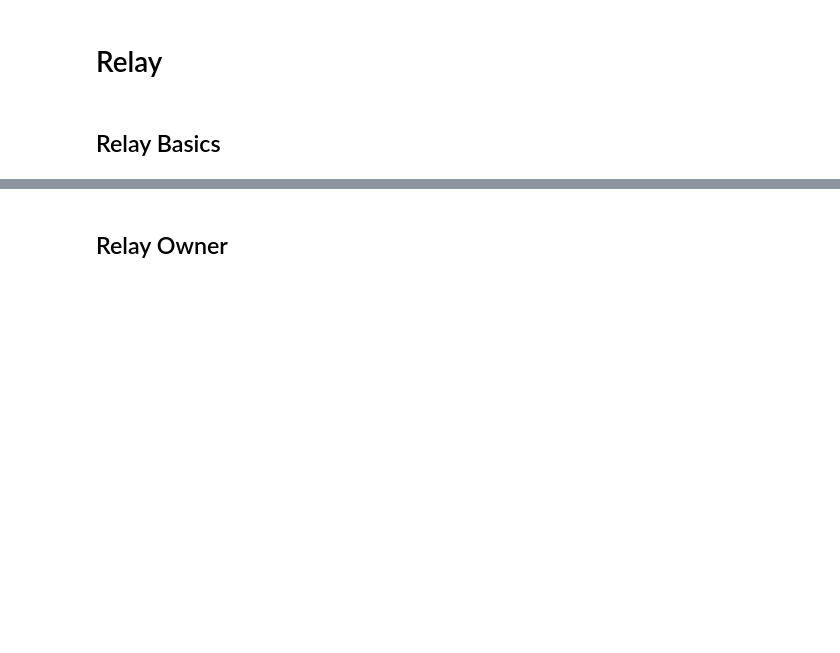
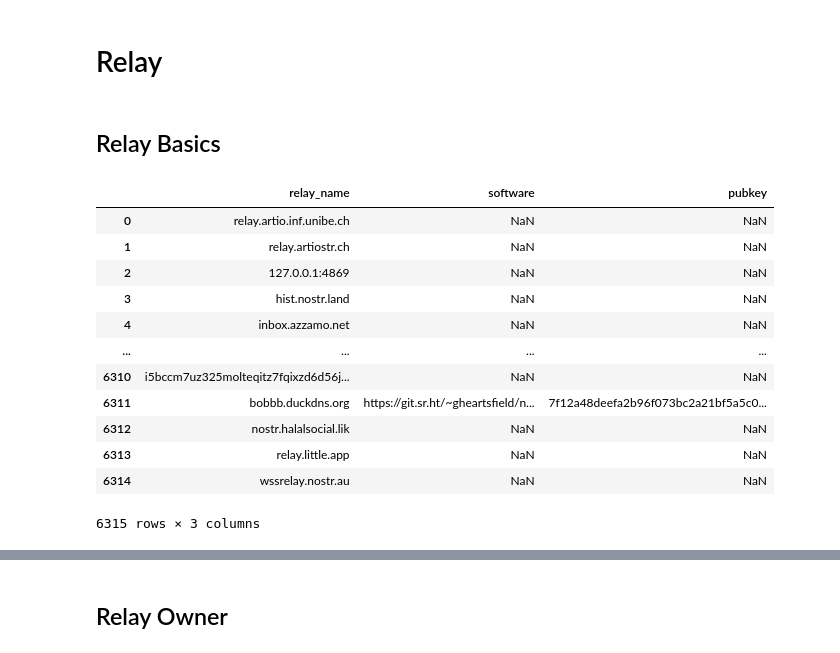
Before and after one commit to SEG-UNIBE/artio-insight, a Jupyter notebook: notebooks/artio.ipynb, the cells around one changed output, grey strips where cells are left out. Cells and saved outputs as stored; diff of their text form; code cells hidden in the pictures; blank space fills up the shorter version.

```diff
--- a/notebooks/artio.ipynb
+++ b/notebooks/artio.ipynb
@@ -87,3 +88,29 @@ From here on we can start to actually query the data and do some visualizations
 # Relay
 # %% [markdown]
 ## Relay Basics
+# %%
+%%sql
+SELECT r.relay_name, s.software, uo.pubkey
+FROM udm.relay AS r
+LEFT JOIN udm.relaysoftware AS rs
+    ON r.relay_id = rs.relay_id
+LEFT JOIN udm.software AS s
+    ON rs.software_id = s.software_id
+LEFT JOIN udm.relayowner ro
+    ON r.relay_id = ro.relay_id
+LEFT JOIN udm."user" uo
+    ON ro.user_id = uo.user_id
+# %% [output]
+|  | relay_name | software | pubkey |
+| 0 | relay.artio.inf.unibe.ch | NaN | NaN |
+| 1 | relay.artiostr.ch | NaN | NaN |
+| 2 | 127.0.0.1:4869 | NaN | NaN |
+| 3 | hist.nostr.land | NaN | NaN |
+| 4 | inbox.azzamo.net | NaN | NaN |
+| ... | ... | ... | ... |
+| 6310 | i5bccm7uz325molteqitz7fqixzd6d56j... | NaN | NaN |
+| 6311 | bobbb.duckdns.org | https://git.sr.ht/~gheartsfield/n... | 7f12a48deefa2b96f073bc2a21bf5a5c0... |
+| 6312 | nostr.halalsocial.lik | NaN | NaN |
+| 6313 | relay.little.app | NaN | NaN |
+| 6314 | wssrelay.nostr.au | NaN | NaN |
+6315 rows × 3 columns
```
Also changed, not shown: parts of 16 cells of this notebook, 39 other files.
